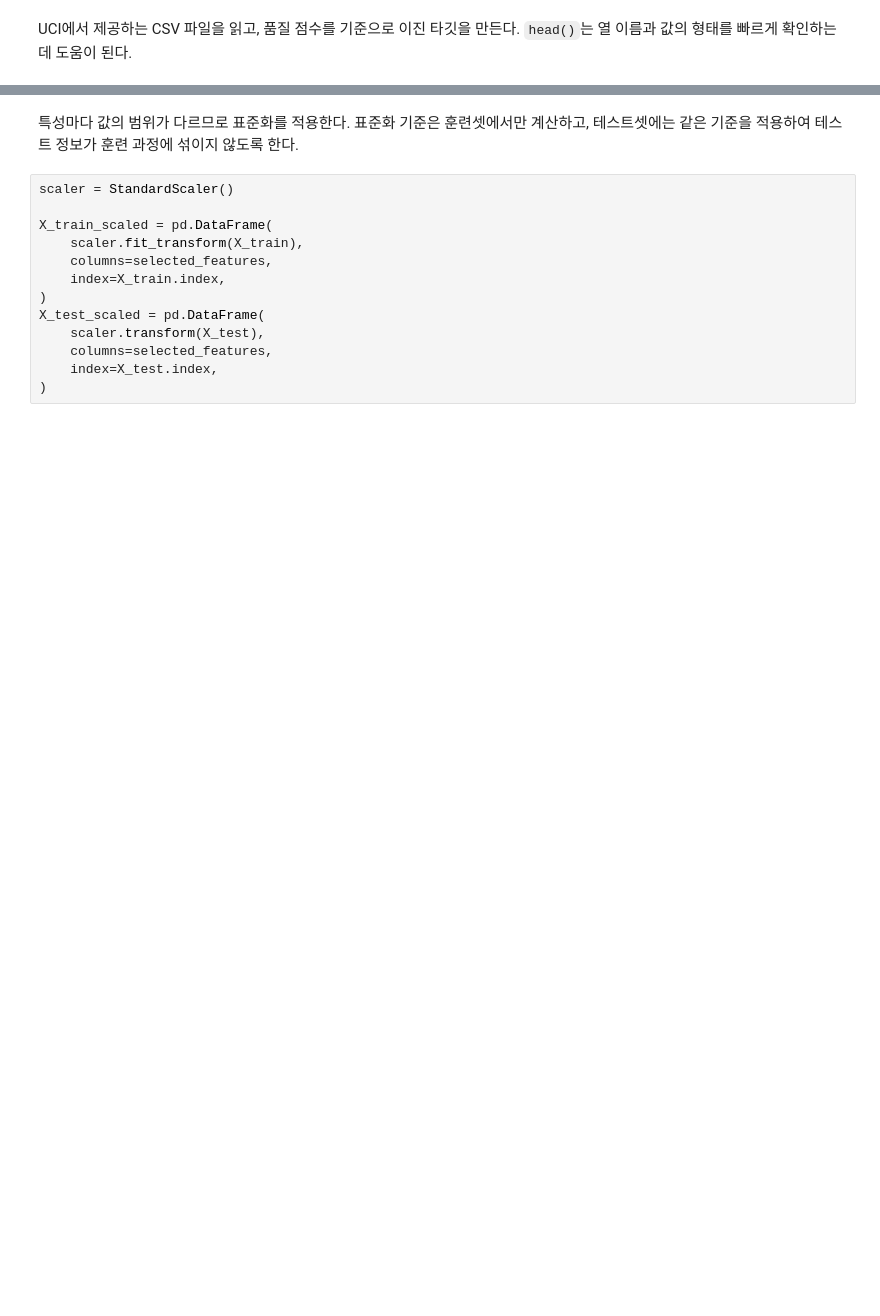
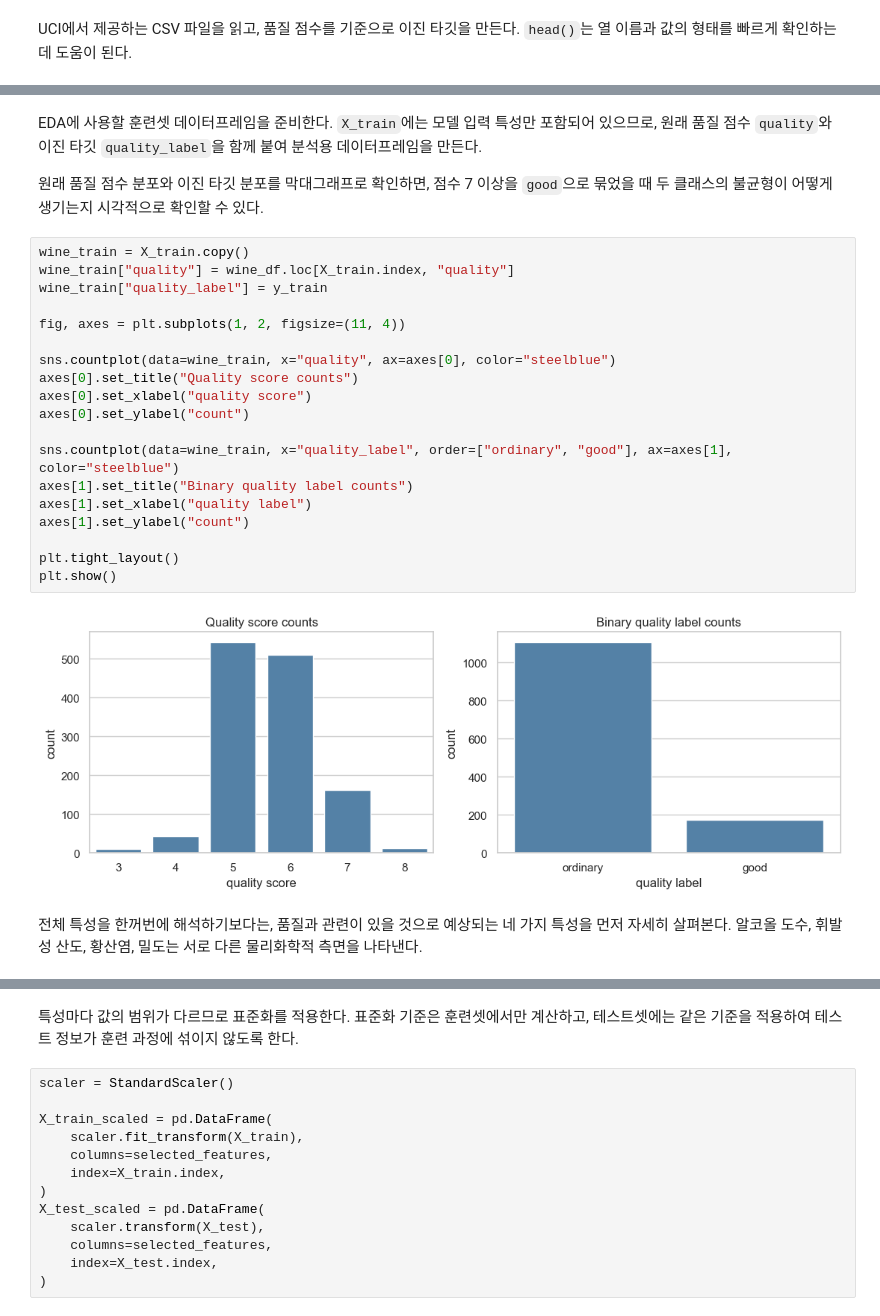
Before and after one commit to codingalzi/code-workout-datasci, a Jupyter notebook: ml_classification.ipynb, the cells around one changed output, grey strips where cells are left out. Cells and saved outputs as stored; diff of their text form; blank space fills up the shorter version.

```diff
--- a/ml_classification.ipynb
+++ b/ml_classification.ipynb
@@ -251,0 +245,29 @@ plt.show()
+# %% [markdown]
+EDA에 사용할 훈련셋 데이터프레임을 준비한다.
+`X_train`에는 모델 입력 특성만 포함되어 있으므로, 원래 품질 점수 `quality`와 이진 타깃 `quality_label`을 함께 붙여 분석용 데이터프레임을 만든다.
+
+원래 품질 점수 분포와 이진 타깃 분포를 막대그래프로 확인하면, 점수 7 이상을 `good`으로 묶었을 때 두 클래스의 불균형이 어떻게 생기는지 시각적으로 확인할 수 있다.
+# %%
+wine_train = X_train.copy()
+wine_train["quality"] = wine_df.loc[X_train.index, "quality"]
+wine_train["quality_label"] = y_train
+
+fig, axes = plt.subplots(1, 2, figsize=(11, 4))
+
+sns.countplot(data=wine_train, x="quality", ax=axes[0], color="steelblue")
+axes[0].set_title("Quality score counts")
+axes[0].set_xlabel("quality score")
+axes[0].set_ylabel("count")
+
+sns.countplot(data=wine_train, x="quality_label", order=["ordinary", "good"], ax=axes[1], color="steelblue")
+axes[1].set_title("Binary quality label counts")
+axes[1].set_xlabel("quality label")
+axes[1].set_ylabel("count")
+
+plt.tight_layout()
+plt.show()
+# %% [output]
+[figure, added]
+# %% [markdown]
+전체 특성을 한꺼번에 해석하기보다는, 품질과 관련이 있을 것으로 예상되는 네 가지 특성을 먼저 자세히 살펴본다.
+알코올 도수, 휘발성 산도, 황산염, 밀도는 서로 다른 물리화학적 측면을 나타낸다.
```
Also changed, not shown: parts of 85 cells of this notebook, 2 other files.
